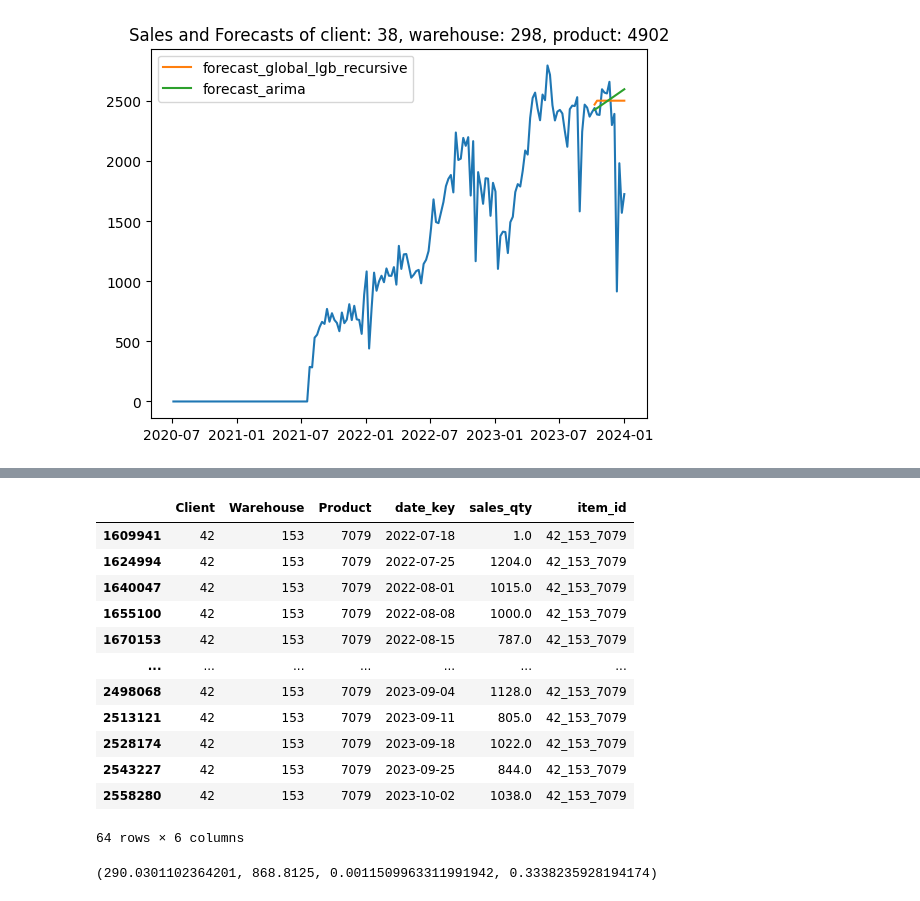
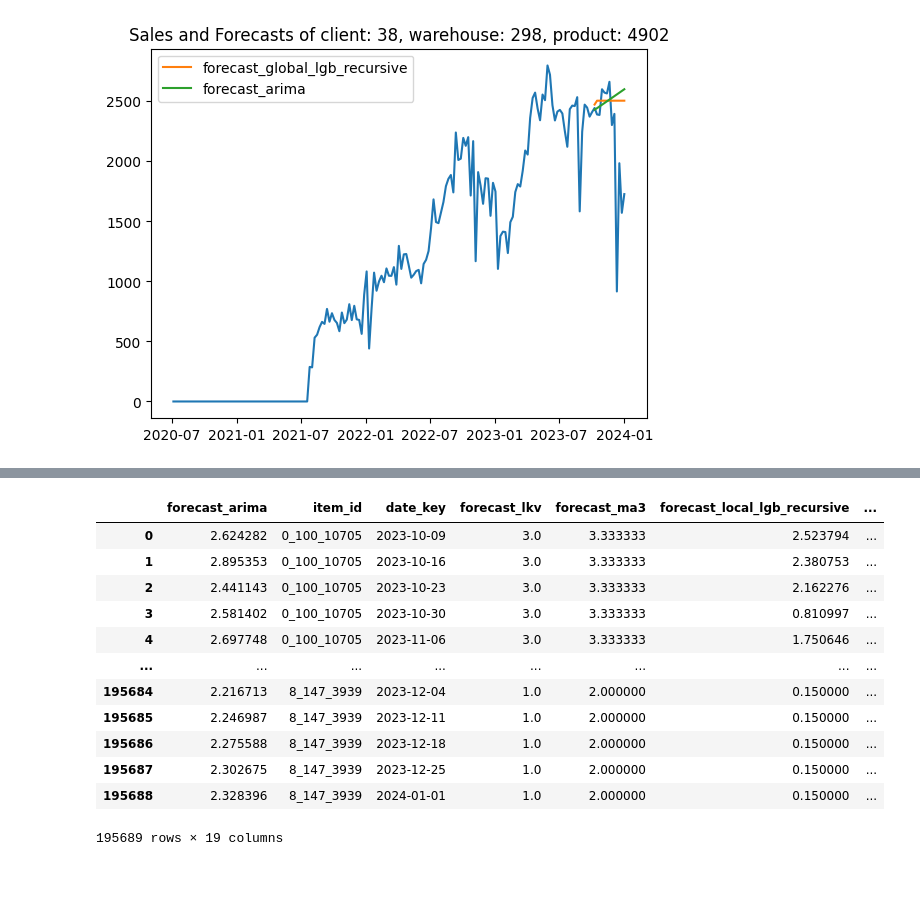
Before and after one commit to alanchn31/vn1_forecasting, a Jupyter notebook: notebook/demand_forecasting.ipynb, the cells around one changed output, grey strips where cells are left out. Saved outputs shown, nothing was run; the diff lists cells and outputs as text; code cells hidden in the pictures.

```diff
--- a/notebook/demand_forecasting.ipynb
+++ b/notebook/demand_forecasting.ipynb
@@ -604,20 +550,16 @@ Name: sales_qty, Length: 170, dtype: float64
-# %%
-sales_df.query("item_id == '42_153_7079'").query("sales_qty > 0")
-# %% [output]
-|  | Client | Warehouse | Product | date_key | sales_qty | item_id |
-| 1609941 | 42 | 153 | 7079 | 2022-07-18 | 1.0 | 42_153_7079 |
-| 1624994 | 42 | 153 | 7079 | 2022-07-25 | 1204.0 | 42_153_7079 |
-| 1640047 | 42 | 153 | 7079 | 2022-08-01 | 1015.0 | 42_153_7079 |
-| 1655100 | 42 | 153 | 7079 | 2022-08-08 | 1000.0 | 42_153_7079 |
-| 1670153 | 42 | 153 | 7079 | 2022-08-15 | 787.0 | 42_153_7079 |
-| ... | ... | ... | ... | ... | ... | ... |
-| 2498068 | 42 | 153 | 7079 | 2023-09-04 | 1128.0 | 42_153_7079 |
-| 2513121 | 42 | 153 | 7079 | 2023-09-11 | 805.0 | 42_153_7079 |
-| 2528174 | 42 | 153 | 7079 | 2023-09-18 | 1022.0 | 42_153_7079 |
-| 2543227 | 42 | 153 | 7079 | 2023-09-25 | 844.0 | 42_153_7079 |
-| 2558280 | 42 | 153 | 7079 | 2023-10-02 | 1038.0 | 42_153_7079 |
-64 rows × 6 columns
-# %%
-label_demand_type(sales_df.query("item_id == '42_153_7079'").query('sales_qty > 0')['sales_qty'])
-# %% [output]
-(290.0301102364201, 868.8125, 0.0011509963311991942, 0.3338235928194174)
+# %%
+merged_forecasts_labels
+# %% [output]
+|  | forecast_arima | item_id | date_key | forecast_lkv | forecast_ma3 | forecast_local_lgb_recursive | ... |
+| 0 | 2.624282 | 0_100_10705 | 2023-10-09 | 3.0 | 3.333333 | 2.523794 | ... |
+| 1 | 2.895353 | 0_100_10705 | 2023-10-16 | 3.0 | 3.333333 | 2.380753 | ... |
+| 2 | 2.441143 | 0_100_10705 | 2023-10-23 | 3.0 | 3.333333 | 2.162276 | ... |
+| 3 | 2.581402 | 0_100_10705 | 2023-10-30 | 3.0 | 3.333333 | 0.810997 | ... |
+| 4 | 2.697748 | 0_100_10705 | 2023-11-06 | 3.0 | 3.333333 | 1.750646 | ... |
+| ... | ... | ... | ... | ... | ... | ... | ... |
+| 195684 | 2.216713 | 8_147_3939 | 2023-12-04 | 1.0 | 2.000000 | 0.150000 | ... |
+| 195685 | 2.246987 | 8_147_3939 | 2023-12-11 | 1.0 | 2.000000 | 0.150000 | ... |
+| 195686 | 2.275588 | 8_147_3939 | 2023-12-18 | 1.0 | 2.000000 | 0.150000 | ... |
+| 195687 | 2.302675 | 8_147_3939 | 2023-12-25 | 1.0 | 2.000000 | 0.150000 | ... |
+| 195688 | 2.328396 | 8_147_3939 | 2024-01-01 | 1.0 | 2.000000 | 0.150000 | ... |
+195689 rows × 19 columns
```
Also changed, not shown: parts of 9 cells of this notebook, 5 other files.
